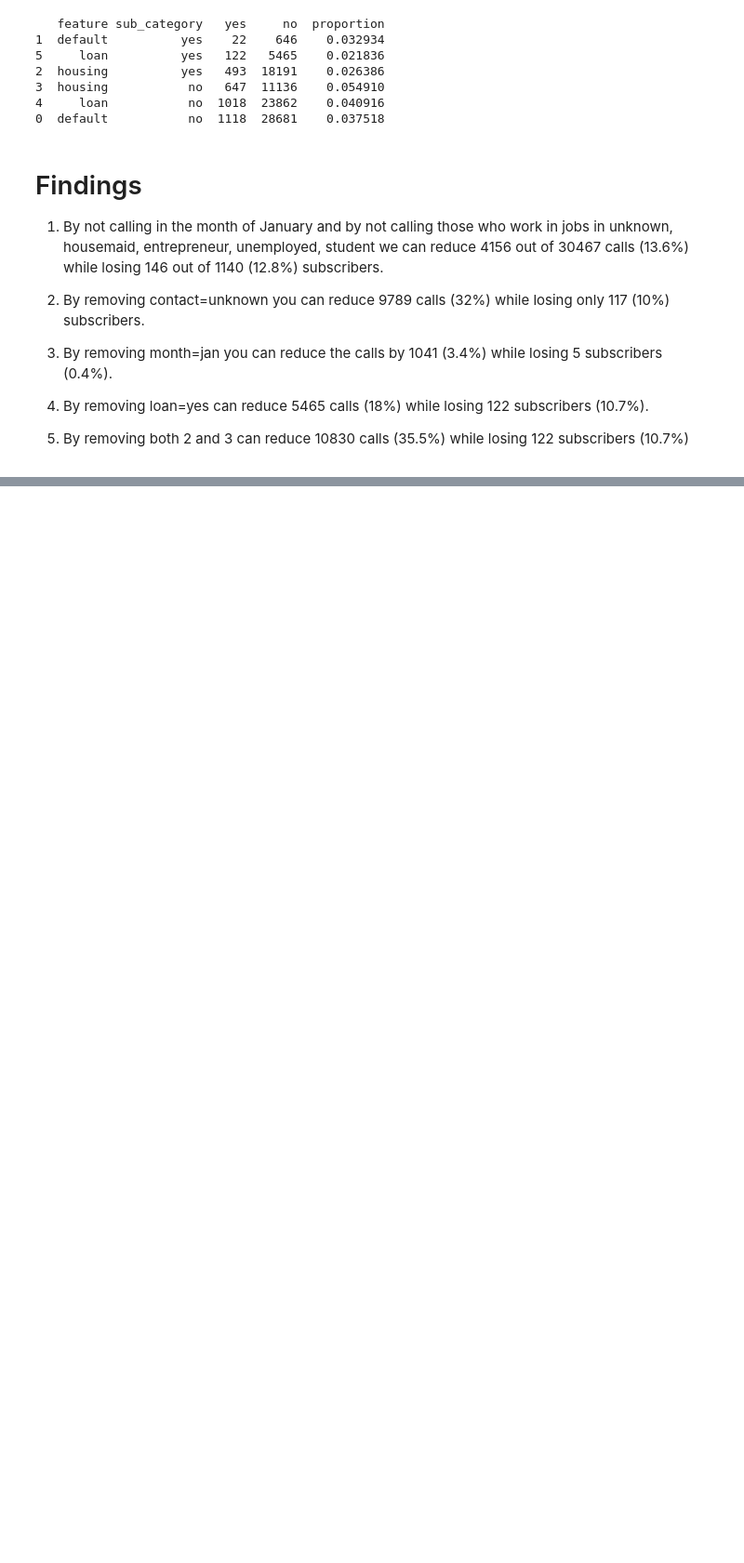
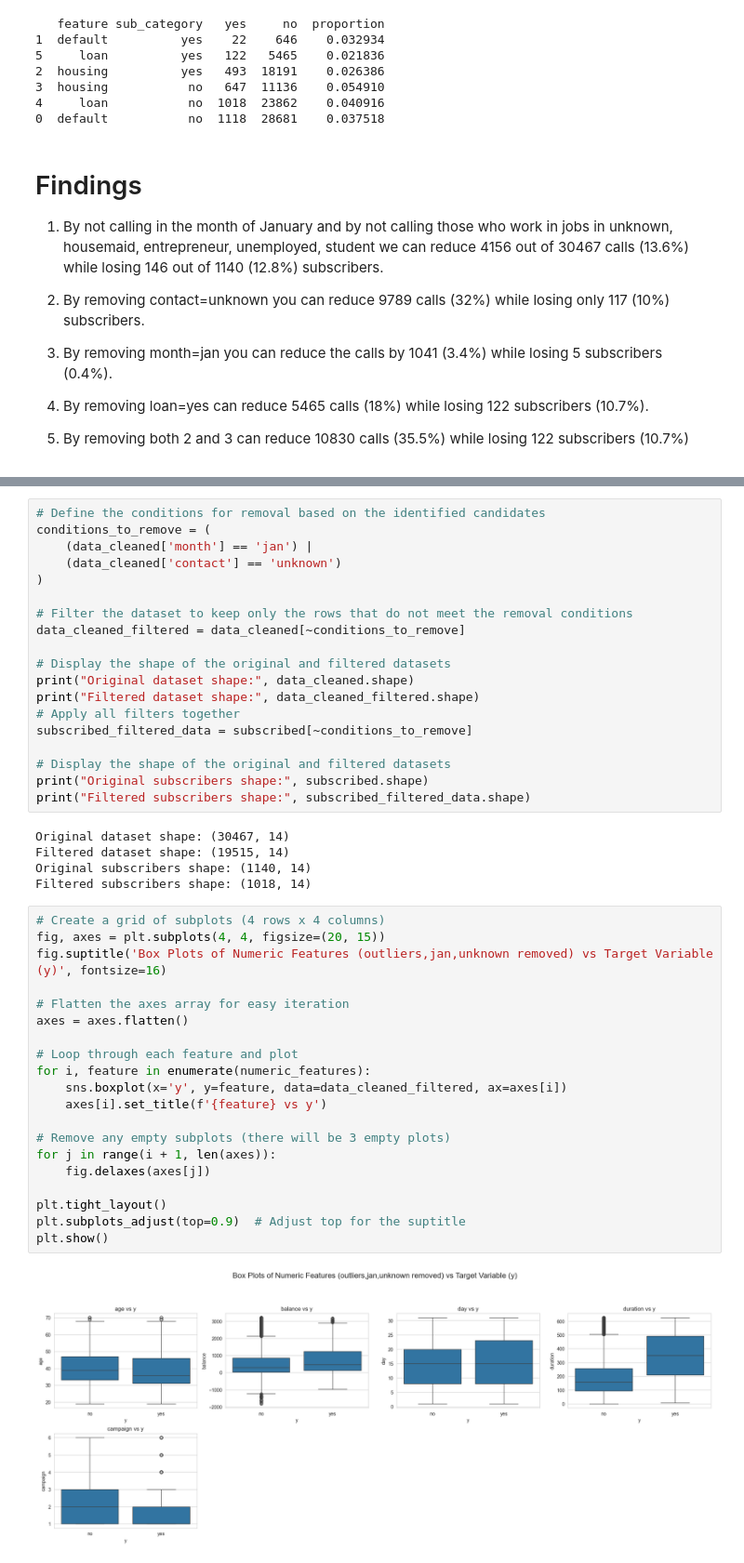
Before and after one commit to pranav-netizen/CbPode4xMs2TacH1, a Jupyter notebook: term-deposit-marketing.ipynb, the cells around one changed output, grey strips where cells are left out. Shown at 93% size. Cells and saved outputs as stored; diff of their text form; blank space fills up the shorter version.

```diff
--- a/term-deposit-marketing.ipynb
+++ b/term-deposit-marketing.ipynb
@@ -382,0 +406,46 @@ print(sorted_binary_counts_df[['feature', 'sub_category', 'yes', 'no', 'proporti
+# %%
+# Define the conditions for removal based on the identified candidates
+conditions_to_remove = (
+    (data_cleaned['month'] == 'jan') |
+    (data_cleaned['contact'] == 'unknown')
+)
+
+# Filter the dataset to keep only the rows that do not meet the removal conditions
+data_cleaned_filtered = data_cleaned[~conditions_to_remove]
+
+# Display the shape of the original and filtered datasets
+print("Original dataset shape:", data_cleaned.shape)
+print("Filtered dataset shape:", data_cleaned_filtered.shape)
+# Apply all filters together
+subscribed_filtered_data = subscribed[~conditions_to_remove]
+
+# Display the shape of the original and filtered datasets
+print("Original subscribers shape:", subscribed.shape)
+print("Filtered subscribers shape:", subscribed_filtered_data.shape)
+# %% [output]
+Original dataset shape: (30467, 14)
+Filtered dataset shape: (19515, 14)
+Original subscribers shape: (1140, 14)
+Filtered subscribers shape: (1018, 14)
+# %%
+# Create a grid of subplots (4 rows x 4 columns)
+fig, axes = plt.subplots(4, 4, figsize=(20, 15))
+fig.suptitle('Box Plots of Numeric Features (outliers,jan,unknown removed) vs Target Variable (y)', fontsize=16)
+
+# Flatten the axes array for easy iteration
+axes = axes.flatten()
+
+# Loop through each feature and plot
+for i, feature in enumerate(numeric_features):
+    sns.boxplot(x='y', y=feature, data=data_cleaned_filtered, ax=axes[i])
+    axes[i].set_title(f'{feature} vs y')
+
+# Remove any empty subplots (there will be 3 empty plots)
+for j in range(i + 1, len(axes)):
+    fig.delaxes(axes[j])
+
+plt.tight_layout()
+plt.subplots_adjust(top=0.9)  # Adjust top for the suptitle
+plt.show()
+# %% [output]
+[figure, added]
```
Also changed, not shown: parts of 151 cells of this notebook.
